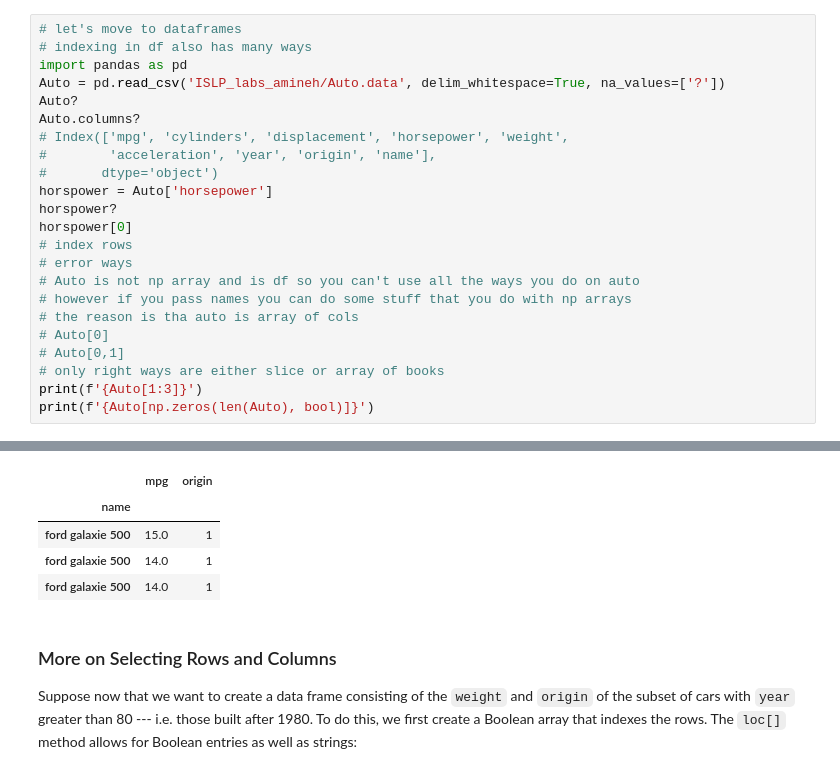
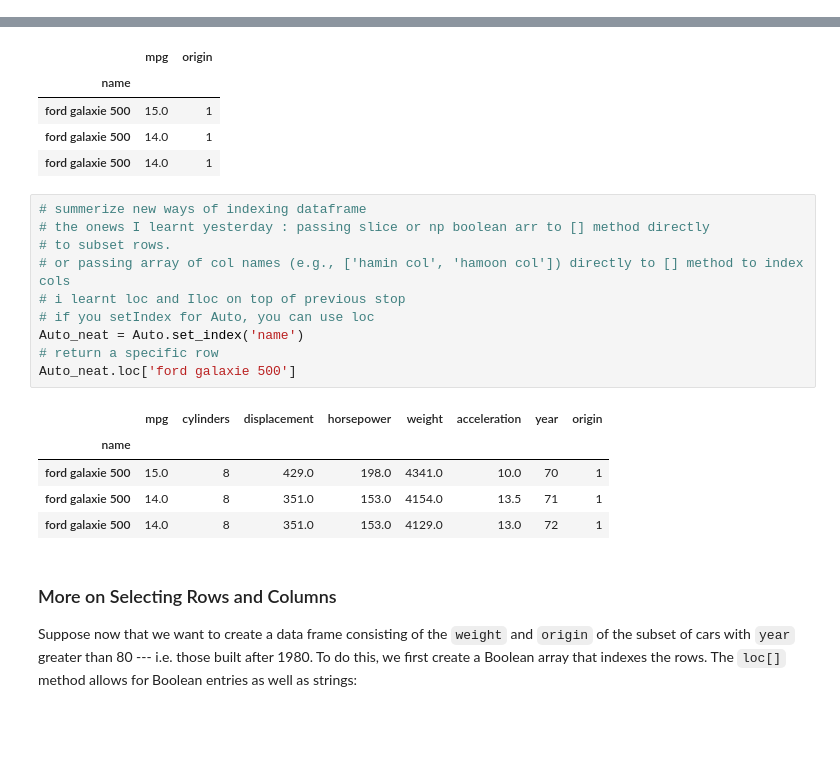
Before and after one commit to aminehd/ISLP_labs_amineh, a Jupyter notebook: Ch02-statlearn-lab.ipynb, the cells around one changed output, grey strips where cells are left out. Cells and saved outputs as stored; diff of their text form; blank space fills up the shorter version.

Commit message:
Add example for indexing df with loc and iloc and []

```diff
--- a/Ch02-statlearn-lab.ipynb
+++ b/Ch02-statlearn-lab.ipynb
@@ -1430,23 +1422,0 @@ print(f'{np.ix_([1,2], [3,2])}')
-# %%
-# let's move to dataframes
-# indexing in df also has many ways
-import pandas as pd
-Auto = pd.read_csv('ISLP_labs_amineh/Auto.data', delim_whitespace=True, na_values=['?'])
-Auto?
-Auto.columns?
-# Index(['mpg', 'cylinders', 'displacement', 'horsepower', 'weight',
-#        'acceleration', 'year', 'origin', 'name'],
-#       dtype='object')
-horspower = Auto['horsepower']
-horspower?
-horspower[0]
-# index rows
-# error ways
-# Auto is not np array and is df so you can't use all the ways you do on auto
-# however if you pass names you can do some stuff that you do with np arrays
-# the reason is tha auto is array of cols
-# Auto[0]
-# Auto[0,1]
-# only right ways are either slice or array of books
-print(f'{Auto[1:3]}')
-print(f'{Auto[np.zeros(len(Auto), bool)]}')
@@ -1560,6 +1519,22 @@ Auto_re.loc['ford galaxie 500', ['mpg', 'origin']]
 | ford galaxie 500 | 15.0 | 1 |
 | ford galaxie 500 | 14.0 | 1 |
 | ford galaxie 500 | 14.0 | 1 |
+# %%
+# summerize new ways of indexing dataframe
+# the onews I learnt yesterday : passing slice or np boolean arr to [] method directly
+# to subset rows.
+# or passing array of col names (e.g., ['hamin col', 'hamoon col']) directly to [] method to index cols
+# i learnt loc and Iloc on top of previous stop
+# if you setIndex for Auto, you can use loc
+Auto_neat = Auto.set_index('name')
+# return a specific row
+Auto_neat.loc['ford galaxie 500']
+# %% [output]
+|  | mpg | cylinders | displacement | horsepower | weight | acceleration | year | origin |
+| name |  |  |  |  |  |  |  |  |
+| ford galaxie 500 | 15.0 | 8 | 429.0 | 198.0 | 4341.0 | 10.0 | 70 | 1 |
+| ford galaxie 500 | 14.0 | 8 | 351.0 | 153.0 | 4154.0 | 13.5 | 71 | 1 |
+| ford galaxie 500 | 14.0 | 8 | 351.0 | 153.0 | 4129.0 | 13.0 | 72 | 1 |
 # %% [markdown]
 ### More on Selecting Rows and Columns
 Suppose now that we want to create a data frame consisting of the  `weight` and `origin`  of the subset of cars with
```
Also changed, not shown: parts of 7 cells of this notebook.
